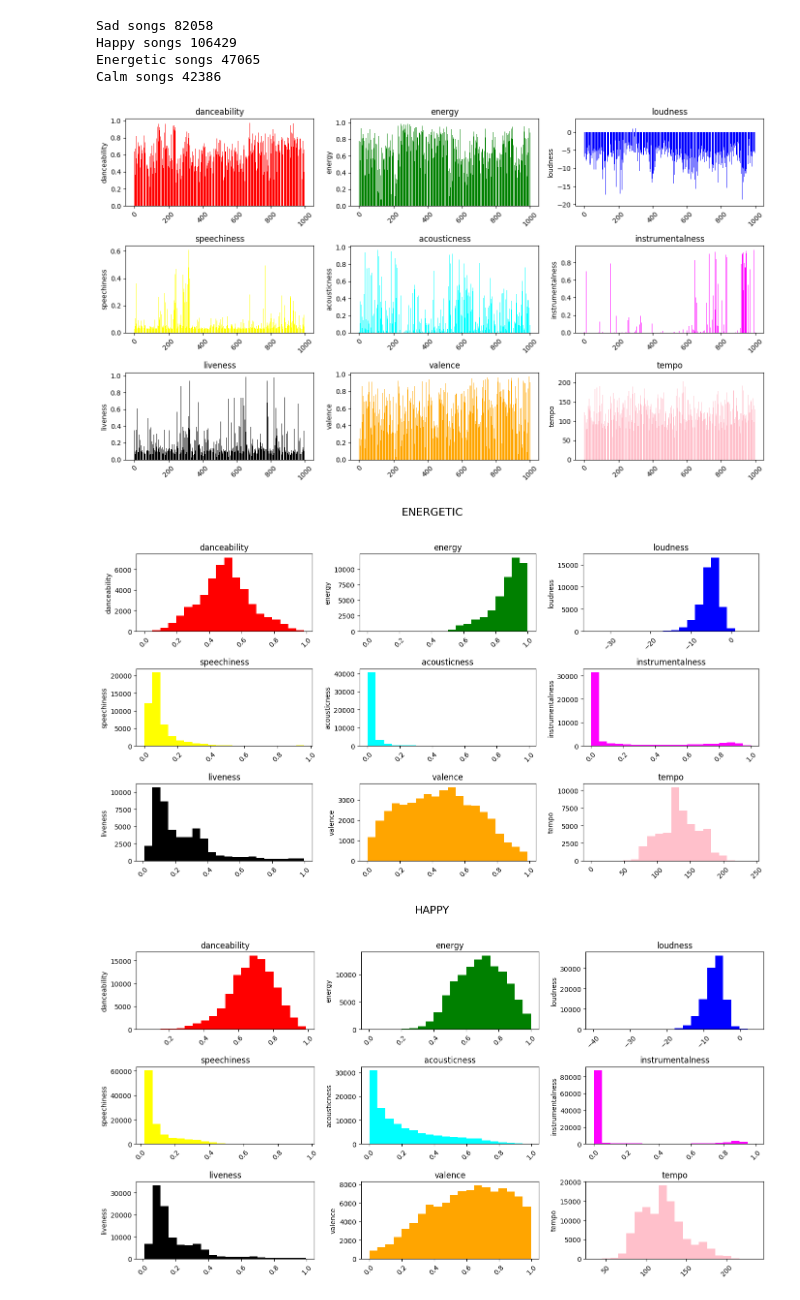
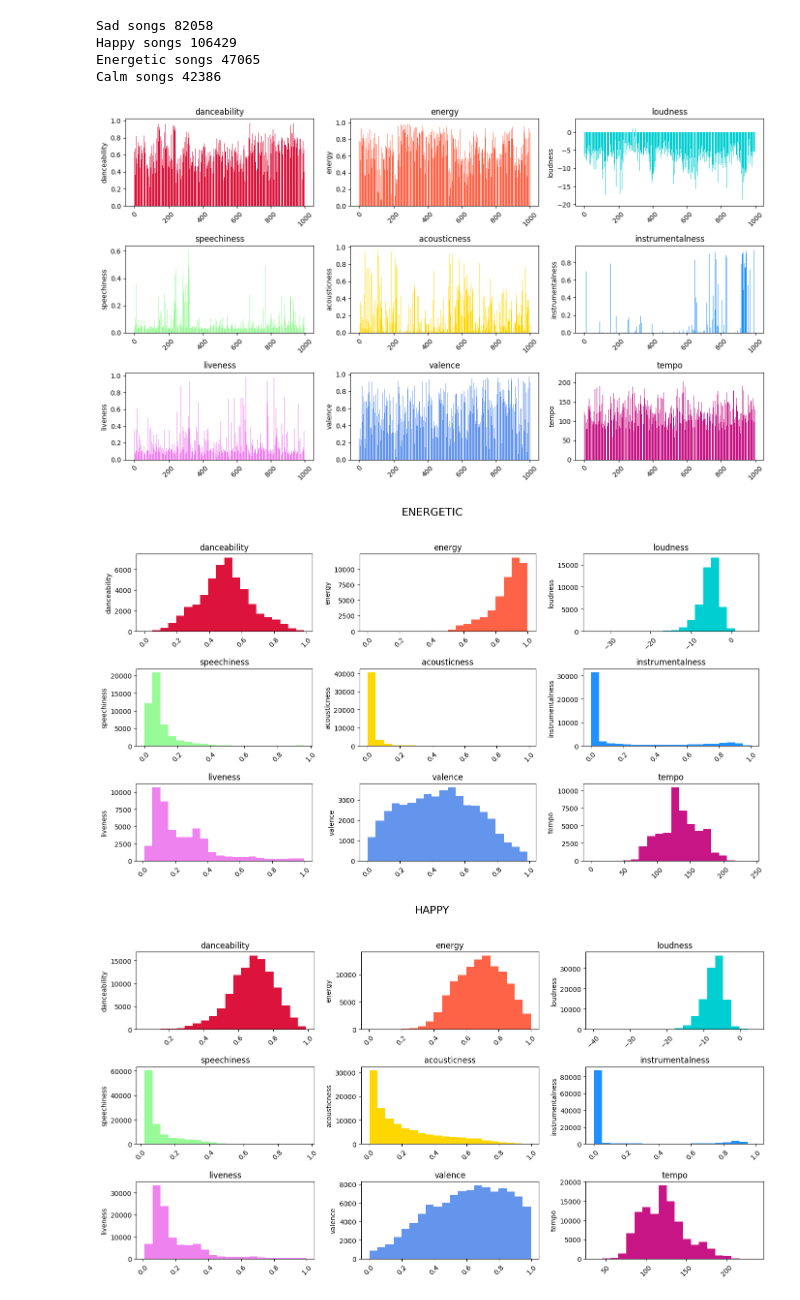
Before and after one commit to carolinarellano/spotifyTaste, a Jupyter notebook: SpotifyMining.ipynb, the cells around one changed output. Drawn from its saved outputs; the diff is of its cells as text; code cells hidden in the pictures.

```diff
--- a/SpotifyMining.ipynb
+++ b/SpotifyMining.ipynb
@@ -3,6 +3,8 @@ Preparación de Datos
 # %%
 import pandas as pd
 import matplotlib.pyplot as plt
+
+colors = ['crimson', 'tomato', 'darkturquoise', 'palegreen', 'gold', 'dodgerblue', 'violet', 'cornflowerblue', 'mediumvioletred']
 
 # Cargamos el Dataset
 data = pd.concat([pd.read_csv('./data/278k_song_labelled.csv'),
@@ -94,34 +96,33 @@ attributes = ['danceability', 'energy', 'loudness', 'speechiness',
             'acousticness', 'instrumentalness', 'liveness', 'valence', 'tempo']
 
 plt.figure(figsize=(14, 8))
 
-colors = ['red', 'green', 'blue', 'yellow', 'cyan', 'magenta', 'black', 'orange', 'pink']
 # Creamos una grafica para cada una de las caracteristicas, limitamos el DataFrame a 1000 datos, ya que son bastantes los datos del DataFrame
 for i, attribute in enumerate(attributes):
     plt.subplot(3, 3, i + 1)
     plt.bar(df_graphics.index, df_graphics[attribute], color=colors[i])
     plt.title(attribute)
     plt.ylabel(attribute)
     plt.xticks(rotation=45)
 
 plt.tight_layout()
 plt.show()
 
 # Ahora graficamos cada una de las caracteristicas por mood en un solo grafico
 for mood in df['mood'].unique():
     plt.figure(figsize=(14, 8))
     for i, attribute in enumerate(attributes):
         plt.subplot(3, 3, i + 1)
         plt.hist(df[df['mood'] == mood][attribute], bins=20, color=colors[i])
         plt.title(attribute)
         plt.ylabel(attribute)
         plt.xticks(rotation=45)
 
     plt.suptitle(mood.upper(), fontsize=16)  # Título principal con el valor de 'mood'
     plt.subplots_adjust(top=0.85)  # Ajusta para que no se superpongan el título y las gráficas
     plt.tight_layout(rect=[0, 0, 1, 0.95])  # Deja espacio para el título
     plt.show()
 # %% [output]
-[figure, old version]
+[figure, new version]
-[figure, old version]
+[figure, new version]
-[figure, old version]
+[figure, new version]
```
Also changed, not shown: parts of 1 cell of this notebook.
